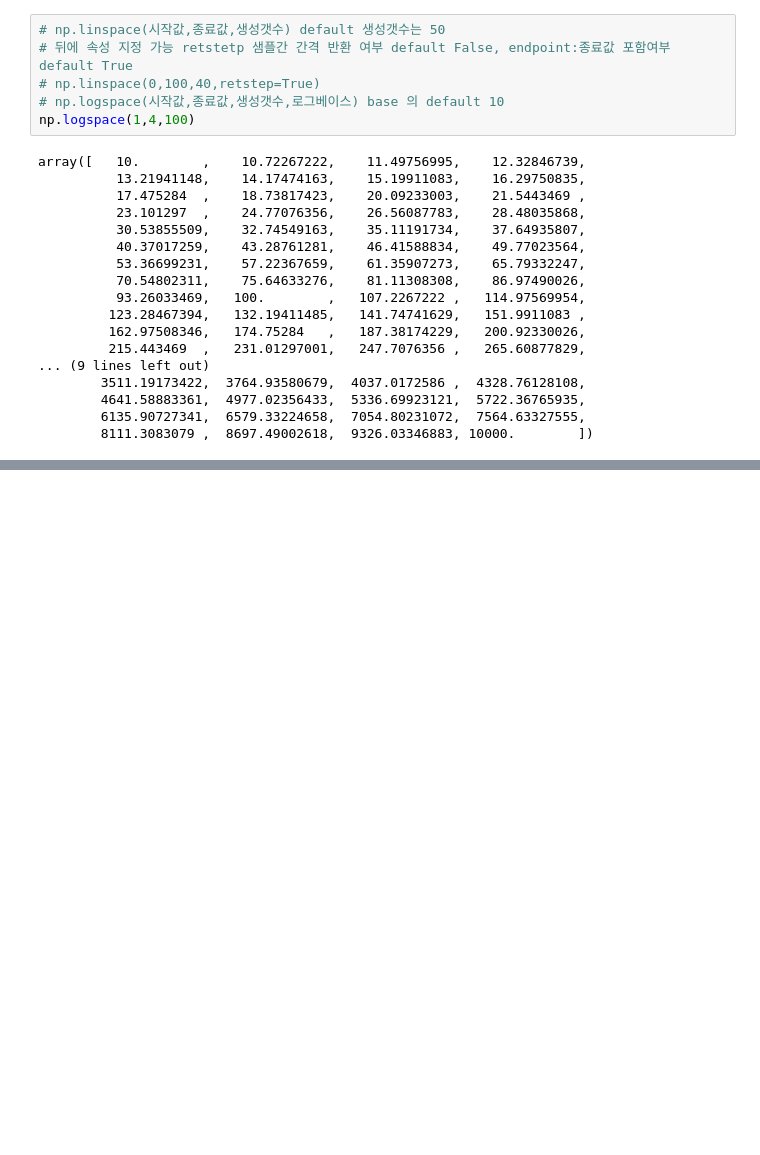
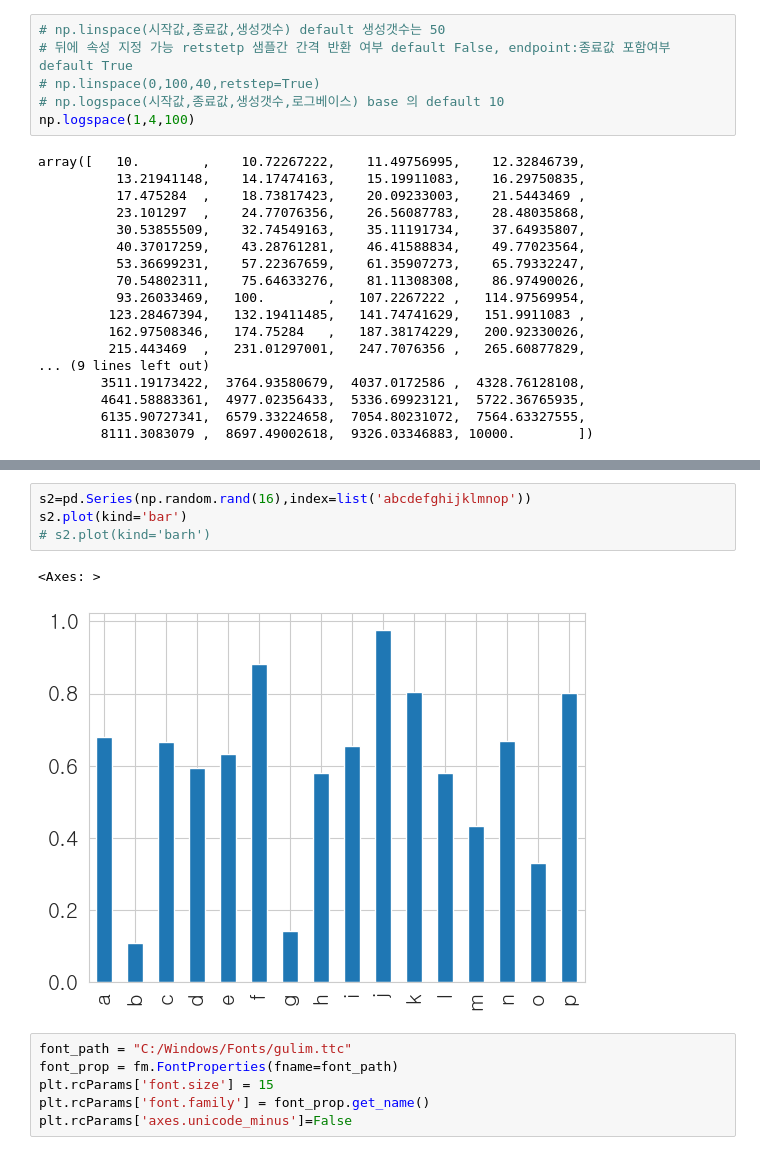
Before and after one commit to Yuu-Yur/Python_Practice_PyCharm, a Jupyter notebook: 7장/test7.ipynb, the cells around one changed output, grey strips where cells are left out. Drawn from its saved outputs; the diff is of its cells as text; blank space fills up the shorter version.

```diff
--- a/7장/test7.ipynb
+++ b/7장/test7.ipynb
@@ -182,0 +522,13 @@ array([   10.        ,    10.72267222,    11.49756995,    12.32846739,
+# %%
+s2=pd.Series(np.random.rand(16),index=list('abcdefghijklmnop'))
+s2.plot(kind='bar')
+# s2.plot(kind='barh')
+# %% [output]
+<Axes: >
+[figure, added]
+# %%
+font_path = "C:/Windows/Fonts/gulim.ttc"
+font_prop = fm.FontProperties(fname=font_path)
+plt.rcParams['font.size'] = 15
+plt.rcParams['font.family'] = font_prop.get_name()
+plt.rcParams['axes.unicode_minus']=False
```
Also changed, not shown: parts of 31 cells of this notebook, 4 other files.
